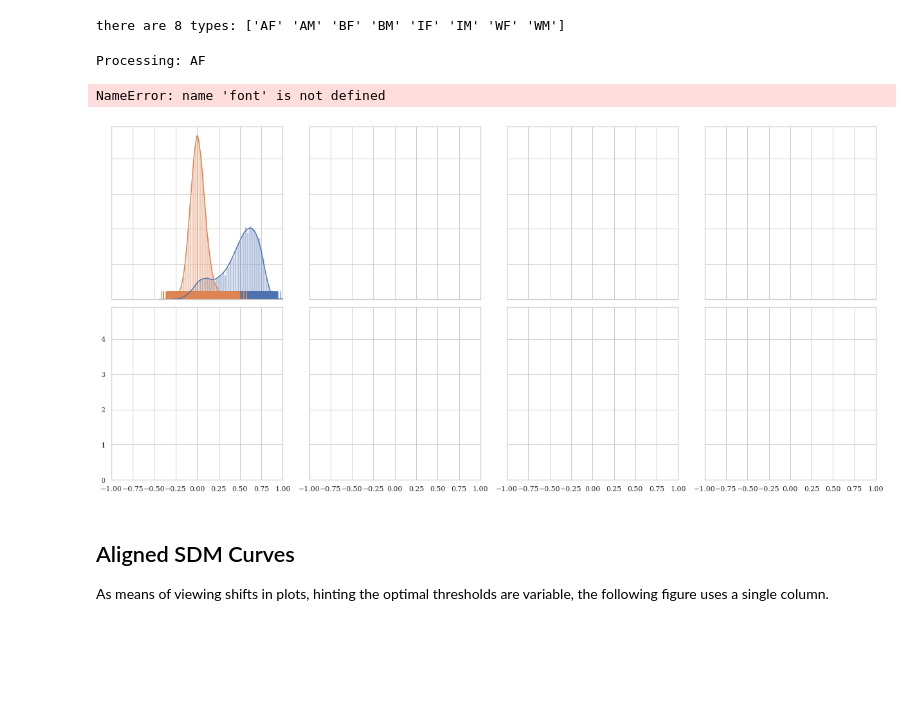
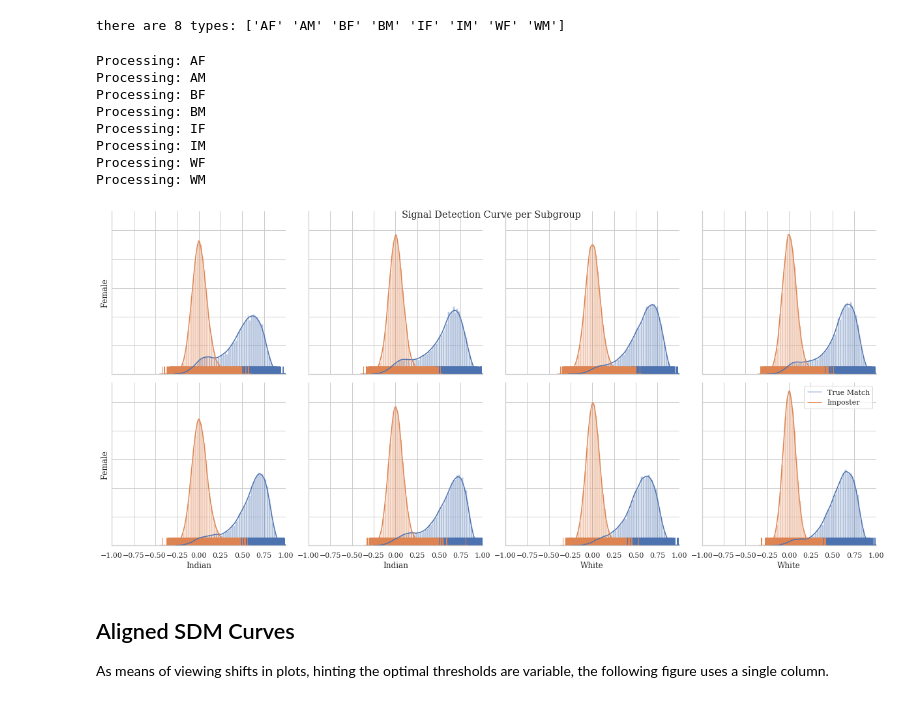
Before and after one commit to visionjo/facerec-bias-bfw, a Jupyter notebook: code/notebooks/2_create_sdm_curves.ipynb, the cells around one changed output. Cells and saved outputs as stored; diff of their text form; code cells hidden in the pictures; blank space fills up the shorter version.

Commit message:
bug fix (font dict null, check later)

```diff
--- a/code/notebooks/2_create_sdm_curves.ipynb
+++ b/code/notebooks/2_create_sdm_curves.ipynb
@@ -69,35 +69,41 @@ there are 8 types: ['AF' 'AM' 'BF' 'BM' 'IF' 'IM' 'WF' 'WM']
 # %%
 fig, ax = plt.subplots(2, int(n_classes / 2), sharex='all', sharey='all', figsize=(17, 2 * n_classes / 2), constrained_layout=True)
 
 
 for i, (cur_class, axi) in enumerate(zip(classes, ax.flat)):
     print("Processing: {}".format(cur_class))
     df_cur = data.loc[data.a1==cur_class][['label', 'score']]
     sns.distplot(df_cur.loc[df_cur.label == 1, 'score'], np.linspace(-1.0, 1.0, 100), ax=axi, *opts[0])
     sns.distplot(df_cur.loc[df_cur.label == 0, 'score'], np.linspace(-1.0, 1.0, 100), ax=axi, *opts[1])
     #axi.set_xticks((0.0,0.25,0.5,0.75,1.0))
     axi.set_xlim((-1.0,1.0))
     if i > 3:
         axi.set_xlabel(xlabels[cur_class[0]])
 
     else:
-        axi.set_xlabel(None)
+        axi.set_xlabel('')
     for tick in axi.yaxis.get_major_ticks():
         tick.label1.set_visible(False)
     if not np.mod(i, int(n_classes / 2)):
-        axi.set_ylabel(ylabels[cur_class[1]], fontdict={k.replace('font.',''): v for k, v in font.items() if k != 'font.serif'})
+        axi.set_ylabel(ylabels[cur_class[1]])
 
     sns.despine(ax=axi)
 
 
-plt.legend(['True Match', 'Imposter'], fontsize=font['font.size'], loc='best')
-fig.suptitle('Signal Detection Curve per Subgroup', fontsize=font['font.size'])
+plt.legend(['True Match', 'Imposter'], loc='best')
+fig.suptitle('Signal Detection Curve per Subgroup')
 plt.tight_layout()
 plt.savefig(f'{dir_results}sdm-plots-v{bfw_version}.pdf', transparent=True)
 # %% [output]
 Processing: AF
+Processing: AM
+Processing: BF
+Processing: BM
+Processing: IF
+Processing: IM
+Processing: WF
+Processing: WM
-NameError: name 'font' is not defined
-[figure, old version]
+[figure, new version]
 # %% [markdown]
 ## Aligned SDM Curves
 As means of viewing shifts in plots, hinting the optimal thresholds are variable, the following figure uses a single column.
```
